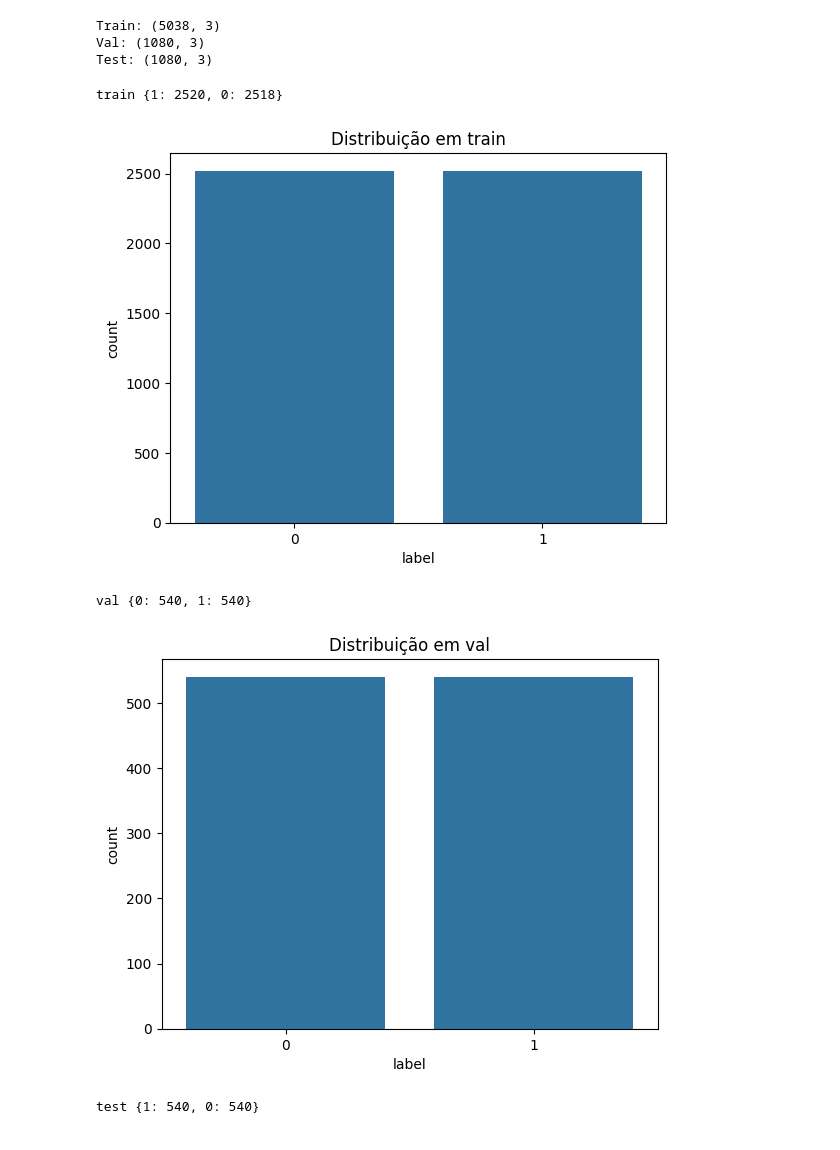
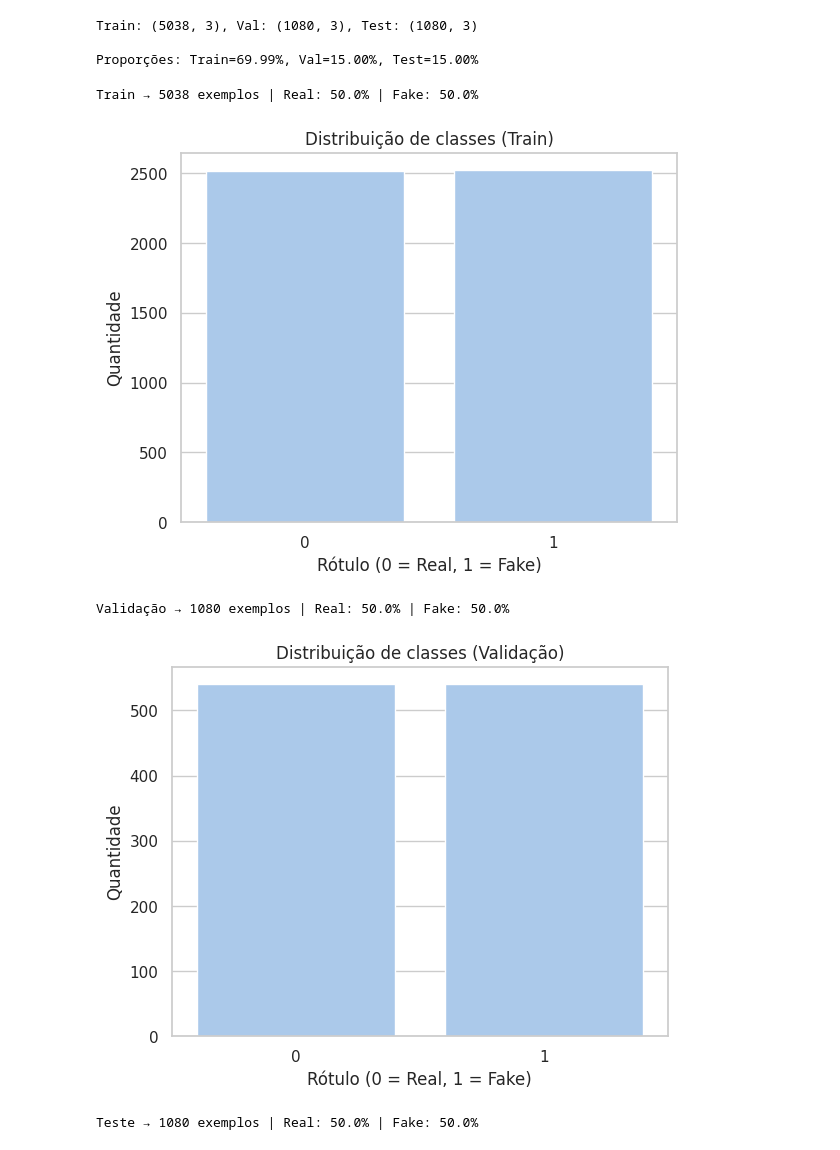
Before and after one commit to marcelagamaliel/DETECTOR-FAKENEWS, a Jupyter notebook: notebooks/02_data_checks.ipynb, the cells around one changed output. Cells and saved outputs as stored; diff of their text form; code cells hidden in the pictures.

```diff
--- a/notebooks/02_data_checks.ipynb
+++ b/notebooks/02_data_checks.ipynb
@@ -7,25 +7,31 @@ train = pd.read_csv(PROC / "train.csv")
 val = pd.read_csv(PROC / "val.csv")
 test = pd.read_csv(PROC / "test.csv")
 
-print("Train:", train.shape)
-print("Val:", val.shape)
-print("Test:", test.shape)
+print(f"Train: {train.shape}, Val: {val.shape}, Test: {test.shape}")
+
+total = len(train) + len(val) + len(test)
+print(f"\nProporções: Train={len(train)/total:.2%}, Val={len(val)/total:.2%}, Test={len(test)/total:.2%}")
 # %% [output]
-Train: (5038, 3)
-Val: (1080, 3)
-Test: (1080, 3)
+Train: (5038, 3), Val: (1080, 3), Test: (1080, 3)
+
+Proporções: Train=69.99%, Val=15.00%, Test=15.00%
 # %%
 import seaborn as sns
 import matplotlib.pyplot as plt
 
-for df, name in [(train, "train"), (val, "val"), (test, "test")]:
-    print(name, df['label'].value_counts().to_dict())
+sns.set(style="whitegrid", palette="pastel")
+
+for df, name in [(train, "Train"), (val, "Validação"), (test, "Teste")]:
+    counts = df['label'].value_counts(normalize=True) * 100
+    print(f"{name} → {df.shape[0]} exemplos | Real: {counts[0]:.1f}% | Fake: {counts[1]:.1f}%")
     sns.countplot(x="label", data=df)
-    plt.title(f"Distribuição em {name}")
+    plt.title(f"Distribuição de classes ({name})")
+    plt.xlabel("Rótulo (0 = Real, 1 = Fake)")
+    plt.ylabel("Quantidade")
     plt.show()
 # %% [output]
-train {1: 2520, 0: 2518}
+Train → 5038 exemplos | Real: 50.0% | Fake: 50.0%
-[figure, old version]
+[figure, new version]
-val {0: 540, 1: 540}
+Validação → 1080 exemplos | Real: 50.0% | Fake: 50.0%
-[figure, old version]
+[figure, new version]
-test {1: 540, 0: 540}
+Teste → 1080 exemplos | Real: 50.0% | Fake: 50.0%
```
Also changed, not shown: parts of 3 cells of this notebook, 9 other files.
